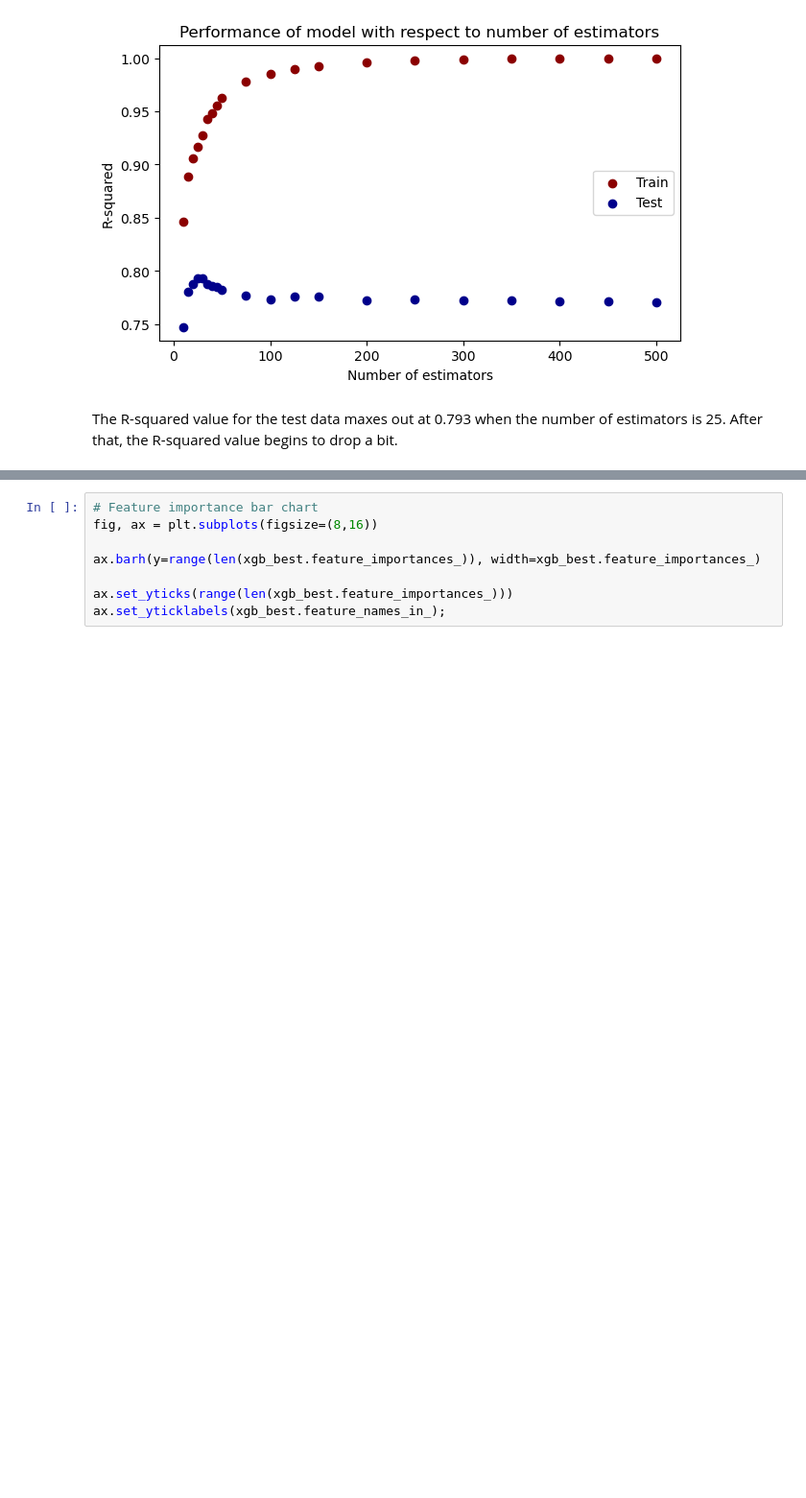
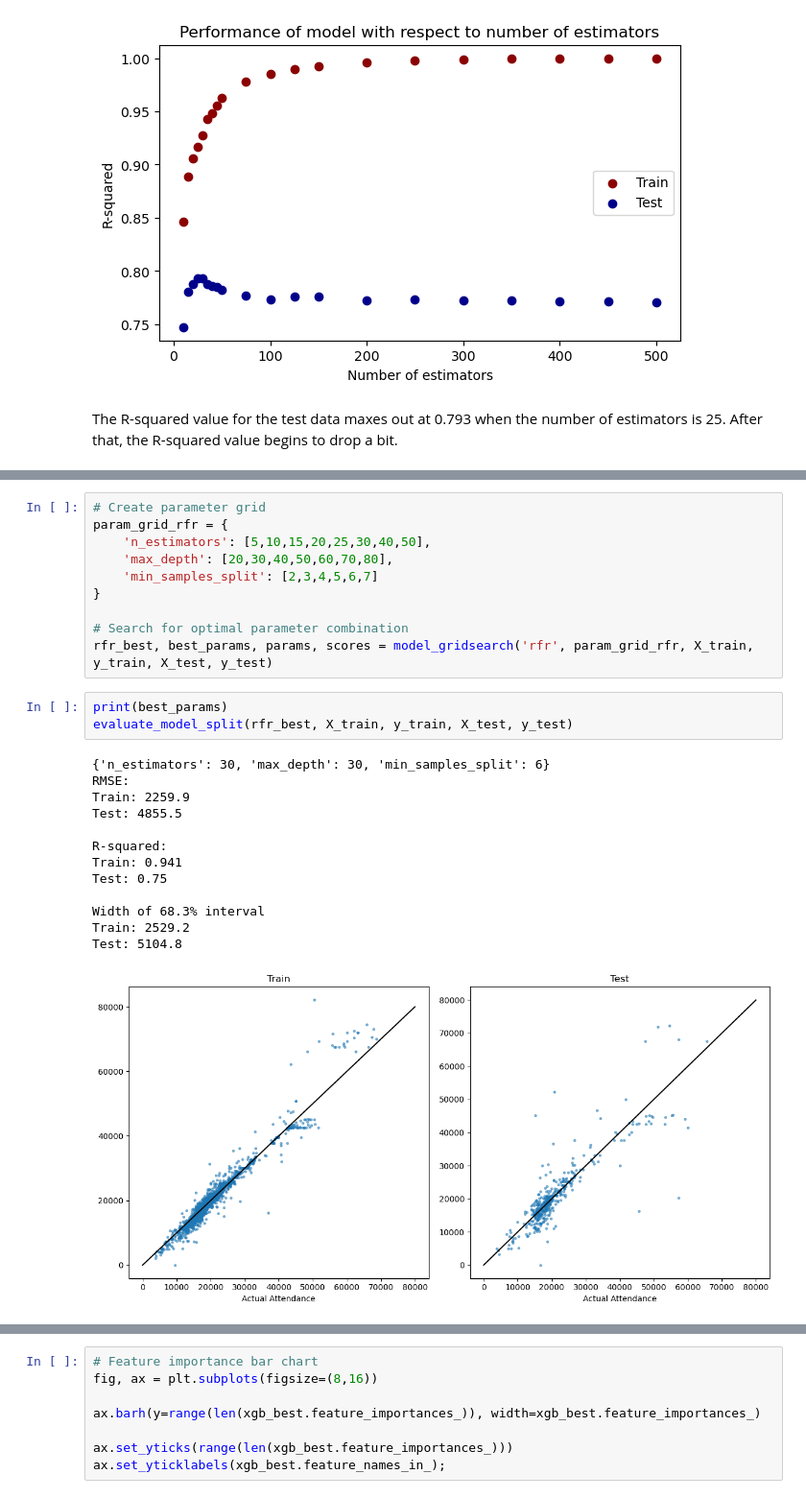
Before and after one commit to daviderics/mls_attendance, a Jupyter notebook: modeling.ipynb, the cells around one changed output, grey strips where cells are left out. Shown at 96% size. Cells and saved outputs as stored; diff of their text form; blank space fills up the shorter version.

```diff
--- a/modeling.ipynb
+++ b/modeling.ipynb
@@ -802,0 +848,27 @@ Below, I plot the importance of each feature in the best fit XGB model.
+# %%
+# Create parameter grid
+param_grid_rfr = {
+    'n_estimators': [5,10,15,20,25,30,40,50],
+    'max_depth': [20,30,40,50,60,70,80],
+    'min_samples_split': [2,3,4,5,6,7]
+}
+
+# Search for optimal parameter combination
+rfr_best, best_params, params, scores = model_gridsearch('rfr', param_grid_rfr, X_train, y_train, X_test, y_test)
+# %%
+print(best_params)
+evaluate_model_split(rfr_best, X_train, y_train, X_test, y_test)
+# %% [output]
+{'n_estimators': 30, 'max_depth': 30, 'min_samples_split': 6}
+RMSE:
+Train: 2259.9
+Test: 4855.5
+
+R-squared:
+Train: 0.941
+Test: 0.75
+
+Width of 68.3% interval
+Train: 2529.2
+Test: 5104.8
+[figure, added]
```
Also changed, not shown: parts of 39 cells of this notebook.
